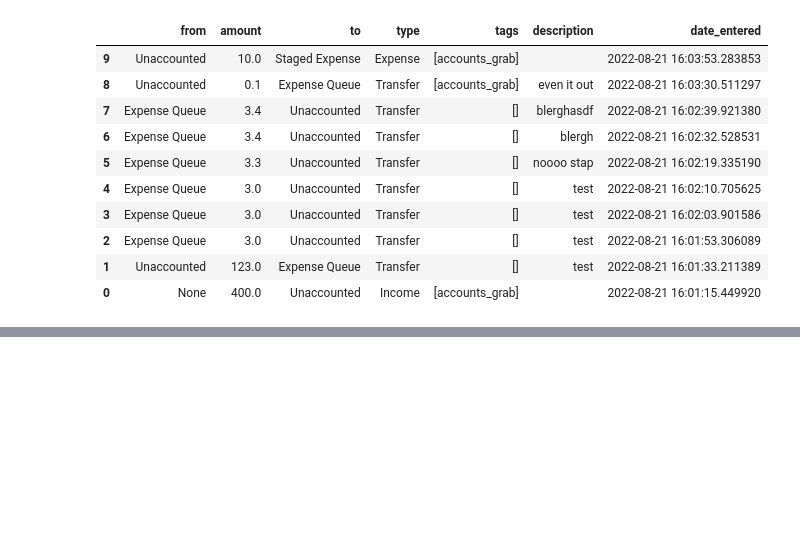
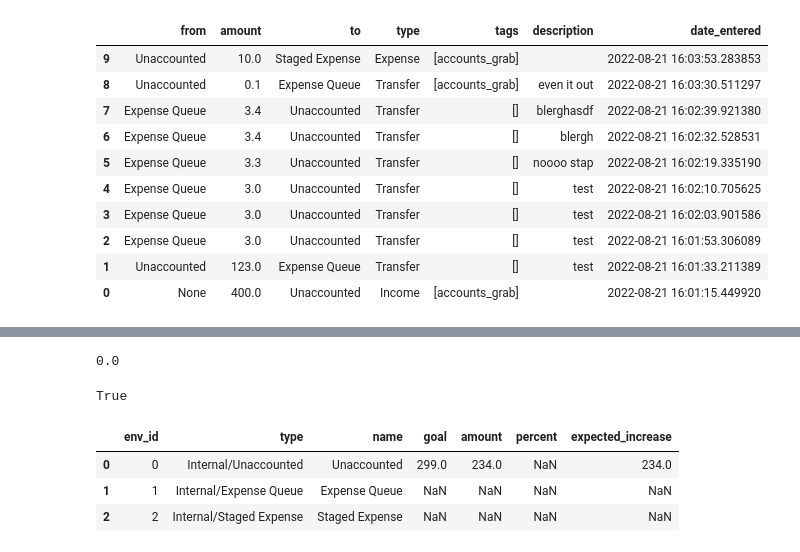
Before and after one commit to WildfireXIII/panel-accounting-system, a Jupyter notebook: InterfaceDesign.ipynb, the cells around one changed output, grey strips where cells are left out. Saved outputs shown, nothing was run; the diff lists cells and outputs as text; code cells hidden in the pictures; blank space fills up the shorter version.

```diff
--- a/InterfaceDesign.ipynb
+++ b/InterfaceDesign.ipynb
@@ -566,0 +603,15 @@ sys.data.relevant_transfers(sys.data.envelopes[0])
+# %%
+table[~table.amount.isna()].amount.sum()
+# %% [output]
+0.0
+# %%
+np.isnan(table.amount[0])
+# %% [output]
+True
+# %%
+table
+# %% [output]
+|  | env_id | type | name | goal | amount | percent | expected_increase |
+| 0 | 0 | Internal/Unaccounted | Unaccounted | 299.0 | 234.0 | NaN | 234.0 |
+| 1 | 1 | Internal/Expense Queue | Expense Queue | NaN | NaN | NaN | NaN |
+| 2 | 2 | Internal/Staged Expense | Staged Expense | NaN | NaN | NaN | NaN |
```
Also changed, not shown: parts of 15 cells of this notebook, 2 other files.
